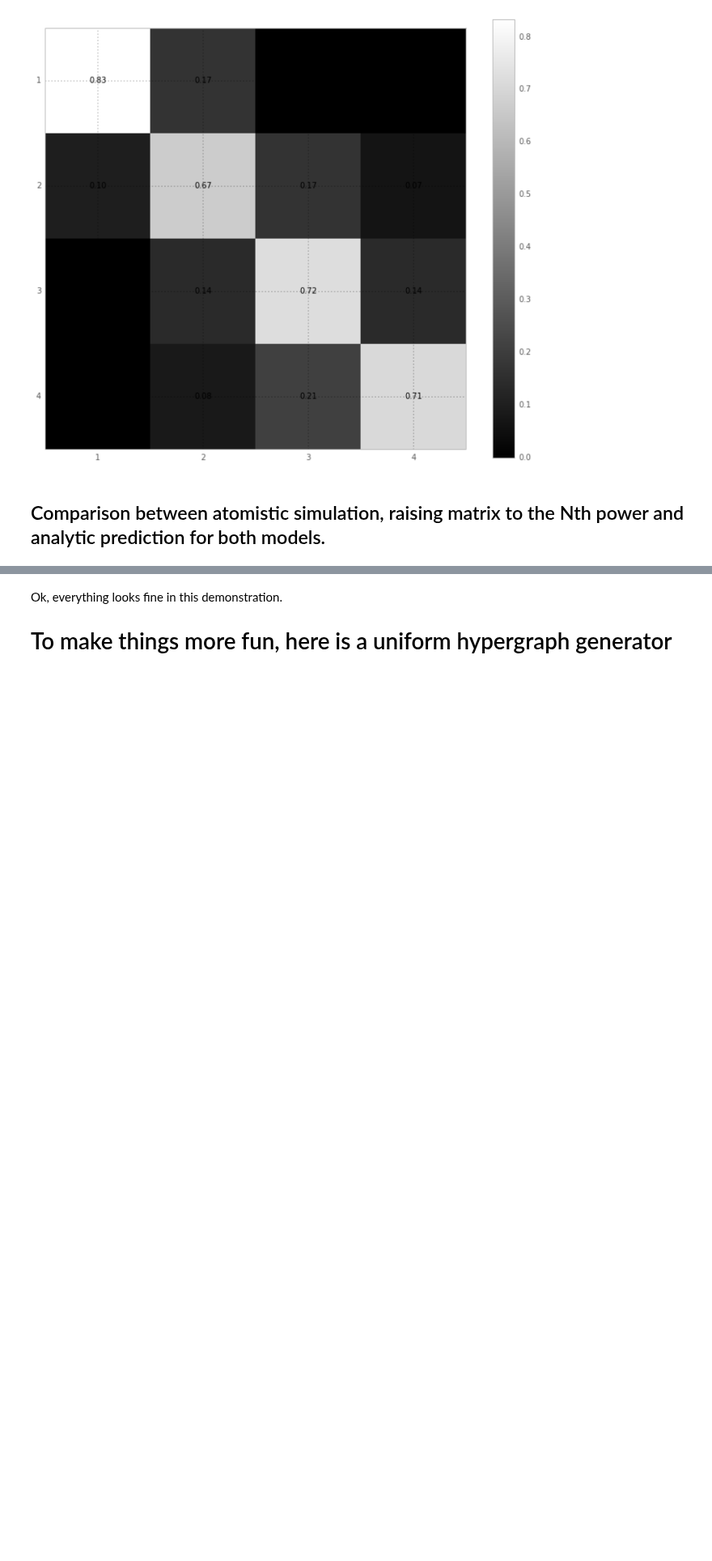
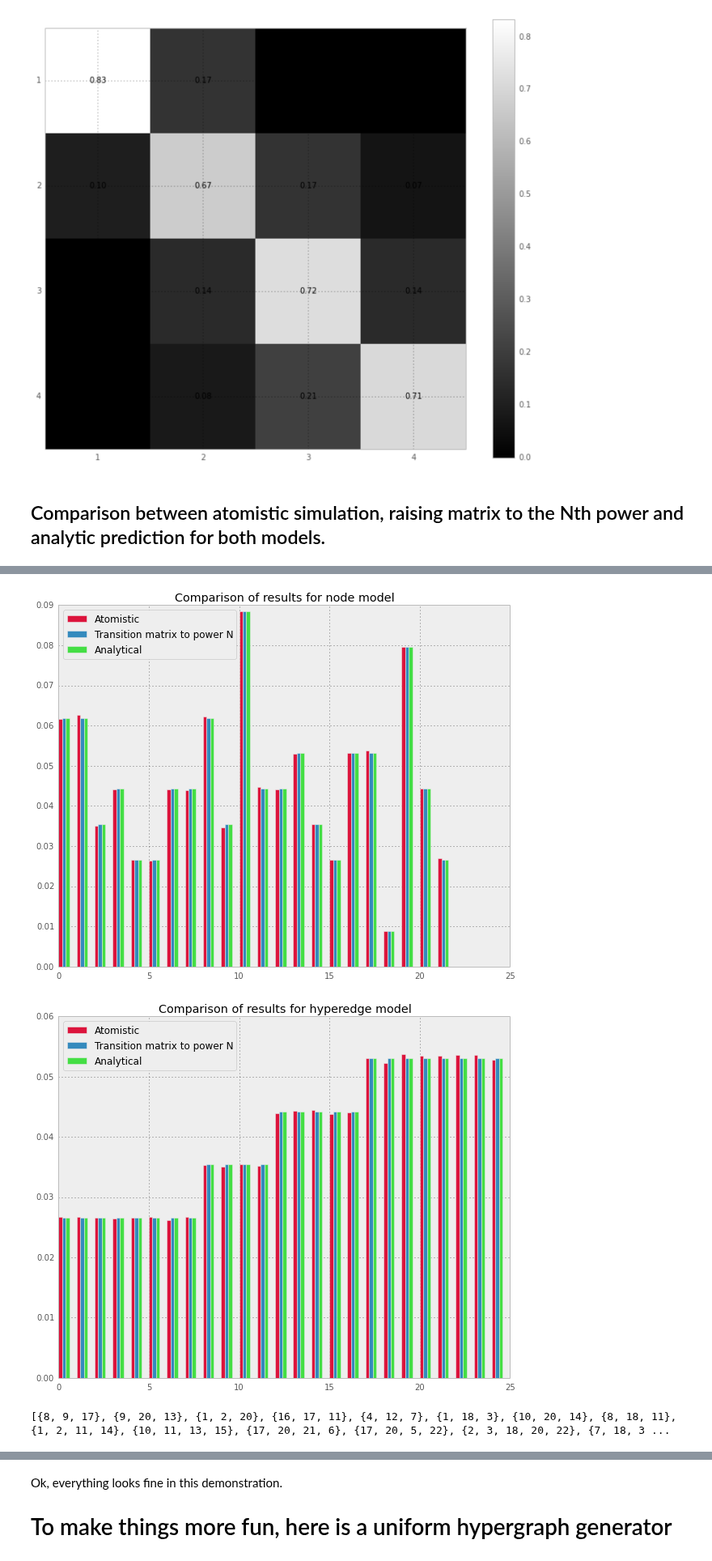
Before and after one commit to ilonajulczuk/hypergraph, a Jupyter notebook: notebooks/Modelling diffusion on hypergraph.ipynb, the cells around one changed output, grey strips where cells are left out. Shown at 81% size. Cells and saved outputs as stored; diff of their text form; code cells hidden in the pictures; blank space fills up the shorter version.

```diff
--- a/notebooks/Modelling diffusion on hypergraph.ipynb
+++ b/notebooks/Modelling diffusion on hypergraph.ipynb
@@ -467,0 +468,10 @@ show_models(HG)
+# %%
+HG = generators.generic_hypergraph(22, ((3, 8), (4, 4), (5, 5), (6, 8)))
+show_models(HG)
+# %% [output]
+[figure, added]
+[figure, added]
+# %%
+print(HG.hyper_edges())
+# %% [output]
+[{8, 9, 17}, {9, 20, 13}, {1, 2, 20}, {16, 17, 11}, {4, 12, 7}, {1, 18, 3}, {10, 20, 14}, {8, 18, 11}, {1, 2, 11, 14}, {10, 11, 13, 15}, {17, 20, 21, 6}, {17, 20, 5, 22}, {2, 3, 18, 20, 22}, {7, 18, 3 ...
```
Also changed, not shown: parts of 10 cells of this notebook, 1 other file.
